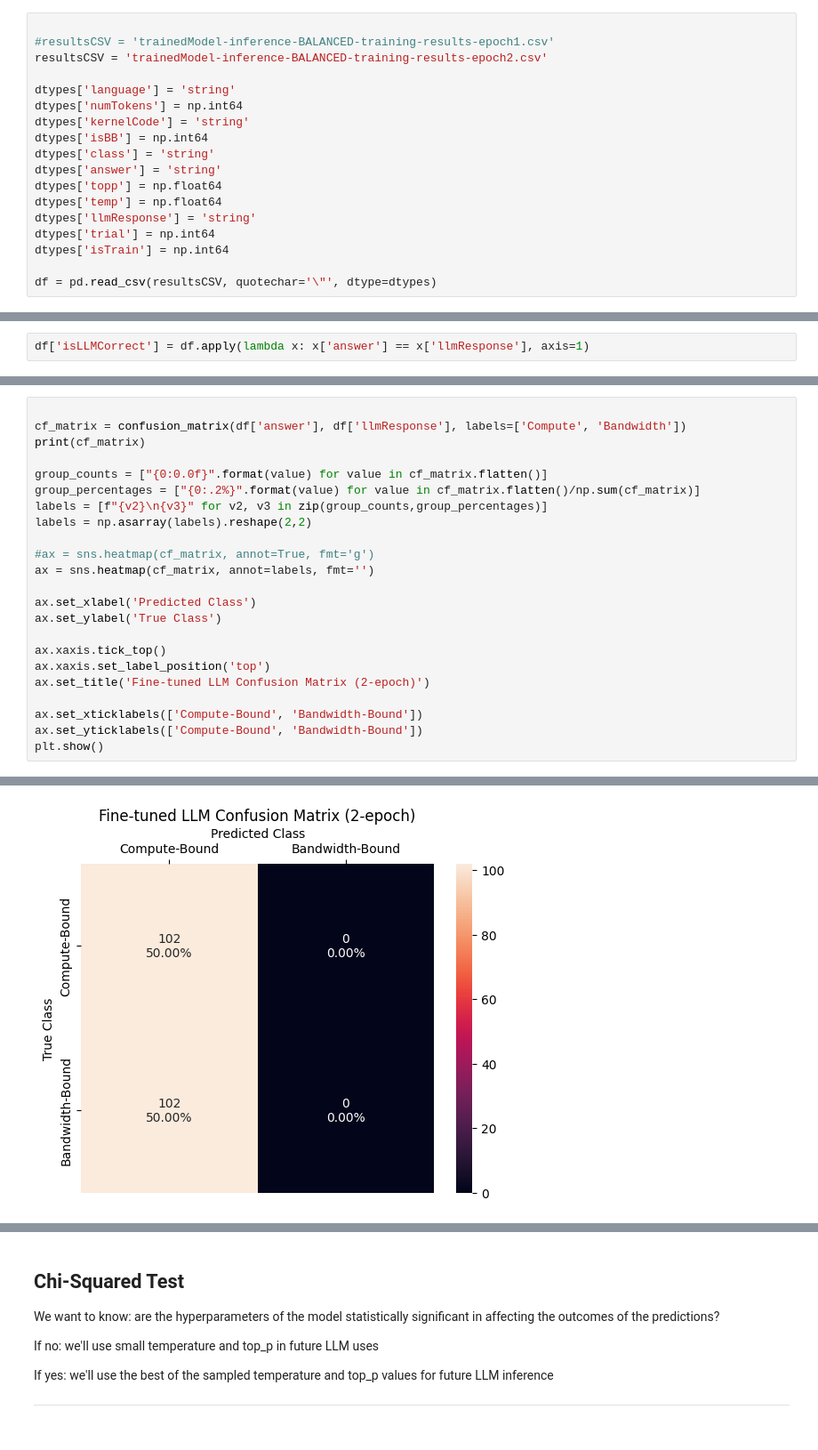
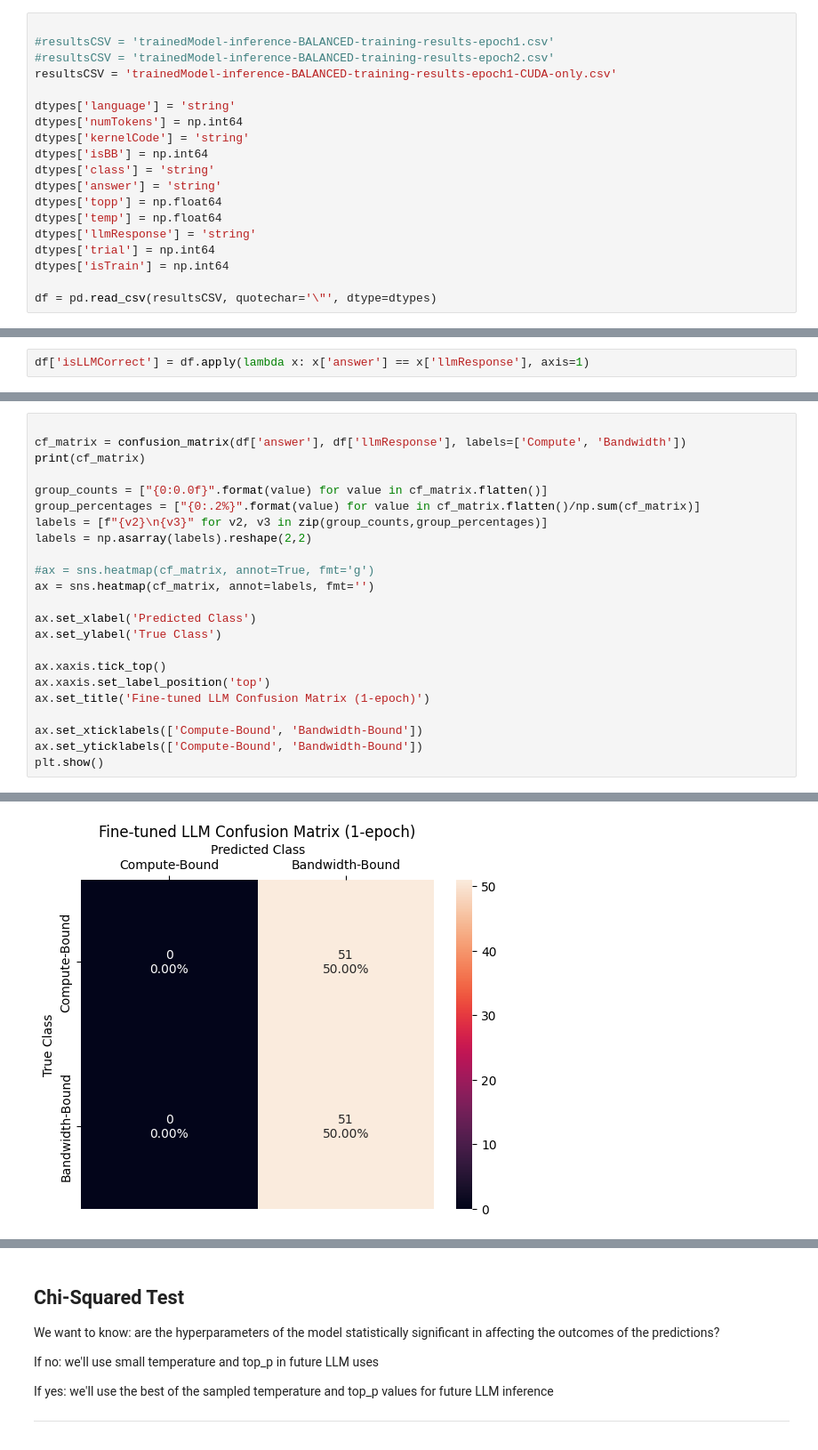
Before and after one commit to Scientific-Computing-Lab/ParallelCodeEstimation, a Jupyter notebook: dataset-gen/vizTrainedInferenceData.ipynb, the cells around one changed output, grey strips where cells are left out. Shown at 89% size. Saved outputs shown, nothing was run; the diff lists cells and outputs as text.

Commit message:
CUDA-only trained model always predicts Bandwidth-Bound :(

```diff
--- a/dataset-gen/vizTrainedInferenceData.ipynb
+++ b/dataset-gen/vizTrainedInferenceData.ipynb
@@ -23,7 +23,8 @@ Peak GINTOP/s 12533.76 with FMA
 # %%
 
 #resultsCSV = 'trainedModel-inference-BALANCED-training-results-epoch1.csv'
-resultsCSV = 'trainedModel-inference-BALANCED-training-results-epoch2.csv'
+#resultsCSV = 'trainedModel-inference-BALANCED-training-results-epoch2.csv'
+resultsCSV = 'trainedModel-inference-BALANCED-training-results-epoch1-CUDA-only.csv'
 
 dtypes['language'] = 'string'
 dtypes['numTokens'] = np.int64
@@ -131,7 +132,7 @@ ax.set_ylabel('True Class')
 
 ax.xaxis.tick_top()
 ax.xaxis.set_label_position('top')
-ax.set_title('Fine-tuned LLM Confusion Matrix (2-epoch)')
+ax.set_title('Fine-tuned LLM Confusion Matrix (1-epoch)')
 
 ax.set_xticklabels(['Compute-Bound', 'Bandwidth-Bound'])
 ax.set_yticklabels(['Compute-Bound', 'Bandwidth-Bound'])
@@ -142,4 +143,4 @@ plt.show()
-[figure, old version]
+[figure, new version]
 # %%
 
 class_report = classification_report(df['answer'], df['llmResponse'], labels=['Compute', 'Bandwidth'], target_names=['Compute-Bound', 'Bandwidth-Bound'])
```
Also changed, not shown: parts of 7 cells of this notebook.
